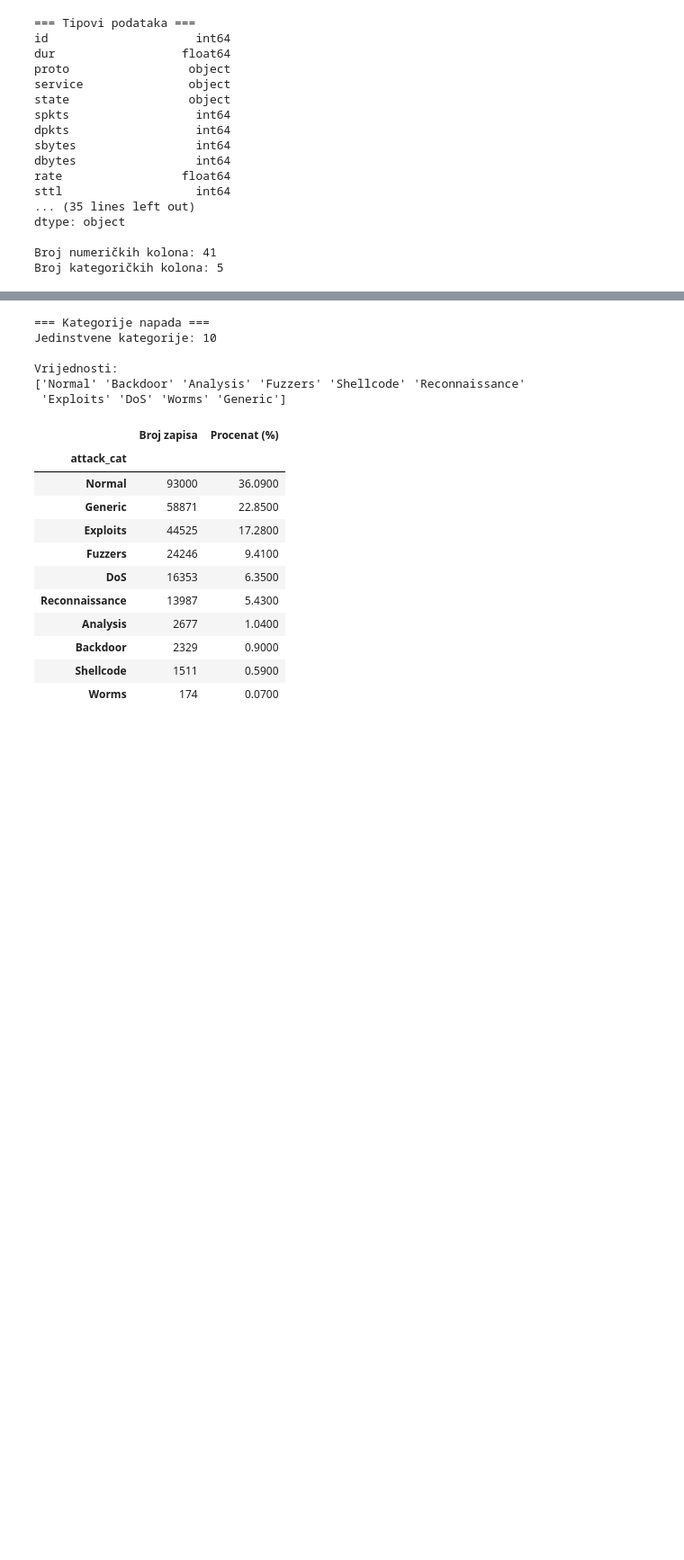
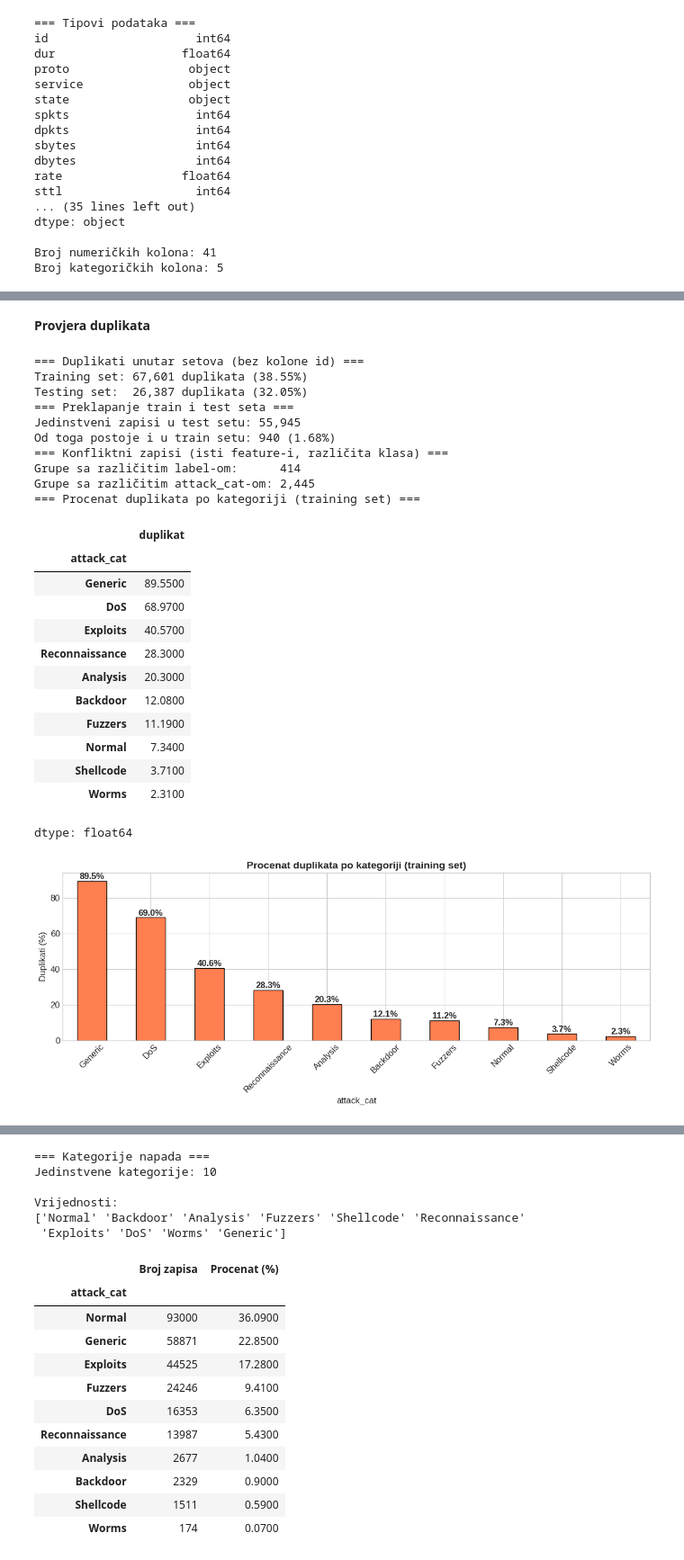
Before and after one commit to fadzankerim/Network-Intrusion-Detection-System, a Jupyter notebook: EDA.ipynb, the cells around one changed output, grey strips where cells are left out. Shown at 90% size. Drawn from its saved outputs; the diff is of its cells as text; code cells hidden in the pictures; blank space fills up the shorter version.

Commit message:
EDA: provjera duplikata, log transformacija, zapažanja

```diff
--- a/EDA.ipynb
+++ b/EDA.ipynb
@@ -320,0 +411,76 @@ plt.show()
+# %% [markdown]
+**Provjera duplikata**
+# %%
+#Kolone za provjeru duplikata (bez id i pomoćne kolone source)
+feature_cols = [c for c in df_train.columns if c not in ['id', 'source']]
+# Samo ulazni feature-i (bez ciljnih varijabli)
+input_cols = [c for c in feature_cols if c not in ['label', 'attack_cat']]
+
+dup_train = df_train.duplicated(subset=feature_cols).sum()
+dup_test = df_test.duplicated(subset=feature_cols).sum()
+
+print('=== Duplikati unutar setova (bez kolone id) ===')
+print(f'Training set: {dup_train:,} duplikata ({dup_train / len(df_train) * 100:.2f}%)')
+print(f'Testing set:  {dup_test:,} duplikata ({dup_test / len(df_test) * 100:.2f}%)')
+
+
+# Da li se isti zapisi pojavljuju i u train i u test setu?
+train_unique = df_train[feature_cols].drop_duplicates()
+test_unique = df_test[feature_cols].drop_duplicates()
+overlap = test_unique.merge(train_unique, on=feature_cols, how='inner')
+
+print('=== Preklapanje train i test seta ===')
+print(f'Jedinstveni zapisi u test setu: {len(test_unique):,}')
+print(f'Od toga postoje i u train setu: {len(overlap):,} ({len(overlap) / len(test_unique) * 100:.2f}%)')
+
+
+# Isti ulazni feature-i, a različita klasa → model ih ne može razlikovati
+label_conflicts = (df.groupby(input_cols)['label'].nunique() > 1).sum()
+cat_conflicts = (df.groupby(input_cols)['attack_cat'].nunique() > 1).sum()
+
+print('=== Konfliktni zapisi (isti feature-i, različita klasa) ===')
+print(f'Grupe sa različitim label-om:      {label_conflicts:,}')
+print(f'Grupe sa različitim attack_cat-om: {cat_conflicts:,}')
+
+
+# Procenat duplikata po kategoriji napada (training set)
+dup_pct = (df_train.assign(duplikat=df_train.duplicated(subset=feature_cols))
+           .groupby('attack_cat')['duplikat'].mean() * 100).sort_values(ascending=False)
+
+print('=== Procenat duplikata po kategoriji (training set) ===')
+display(dup_pct.round(2))
+
+fig, ax = plt.subplots(figsize=(12, 5))
+dup_pct.plot(kind='bar', ax=ax, color='coral', edgecolor='black')
+ax.set_title('Procenat duplikata po kategoriji (training set)', fontsize=14, fontweight='bold')
+ax.set_ylabel('Duplikati (%)')
+ax.tick_params(axis='x', rotation=45)
+for i, v in enumerate(dup_pct):
+    ax.text(i, v + 1, f'{v:.1f}%', ha='center', fontweight='bold')
+plt.tight_layout()
+plt.show()
+# %% [output]
+=== Duplikati unutar setova (bez kolone id) ===
+Training set: 67,601 duplikata (38.55%)
+Testing set:  26,387 duplikata (32.05%)
+=== Preklapanje train i test seta ===
+Jedinstveni zapisi u test setu: 55,945
+Od toga postoje i u train setu: 940 (1.68%)
+=== Konfliktni zapisi (isti feature-i, različita klasa) ===
+Grupe sa različitim label-om:      414
+Grupe sa različitim attack_cat-om: 2,445
+=== Procenat duplikata po kategoriji (training set) ===
+|  | duplikat |
+| attack_cat |  |
+| Generic | 89.5500 |
+| DoS | 68.9700 |
+| Exploits | 40.5700 |
+| Reconnaissance | 28.3000 |
+| Analysis | 20.3000 |
+| Backdoor | 12.0800 |
+| Fuzzers | 11.1900 |
+| Normal | 7.3400 |
+| Shellcode | 3.7100 |
+| Worms | 2.3100 |
+dtype: float64
+[figure, added]
```
Also changed, not shown: parts of 25 cells of this notebook.
